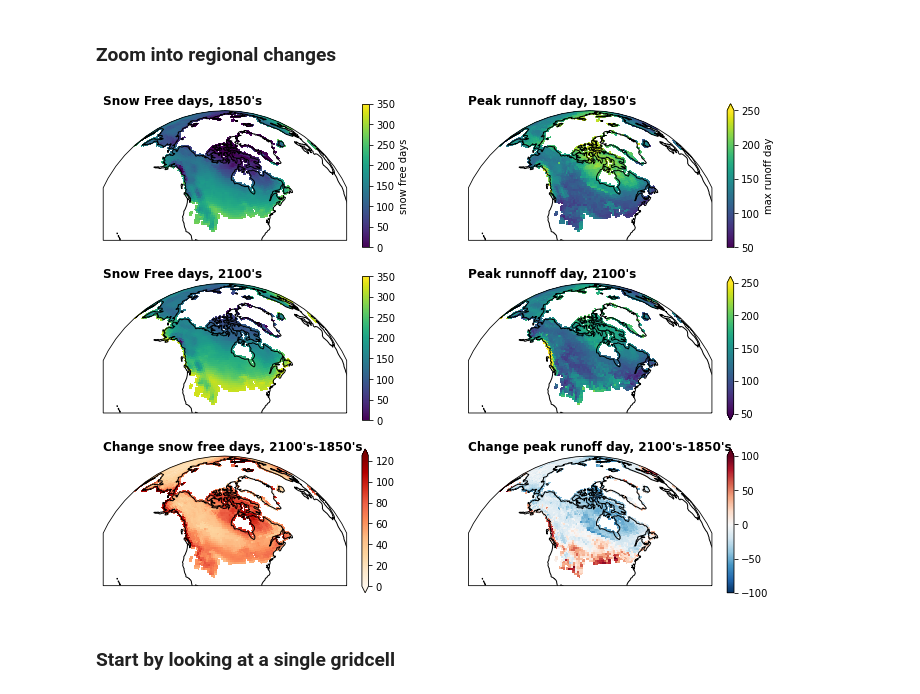
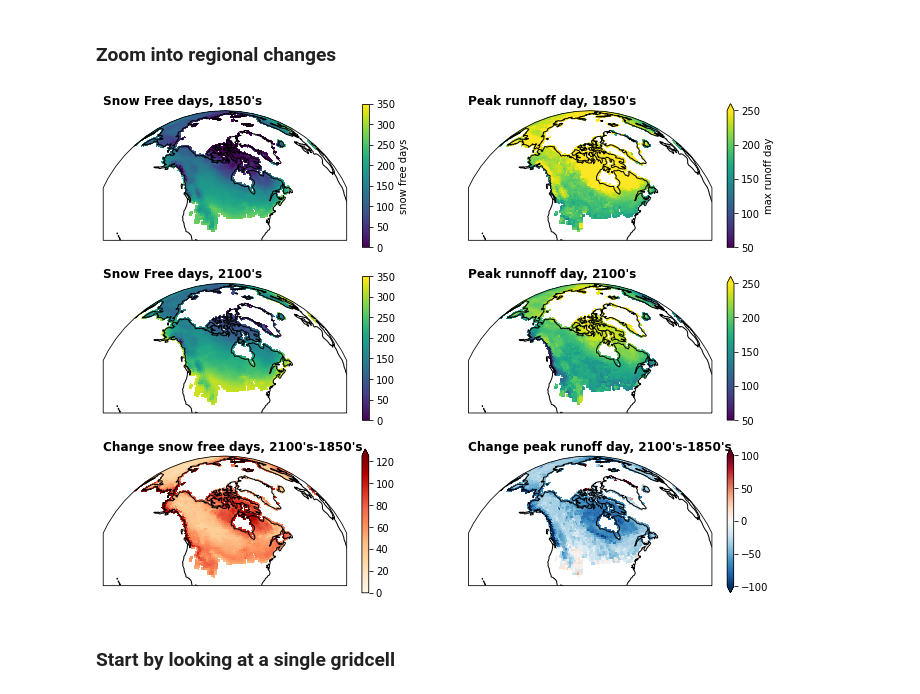
Before and after one commit to wwieder/cesm-lens, a Jupyter notebook: notebooks/lens2_VernalWindow.ipynb, the cells around one changed output. Cells and saved outputs as stored; diff of their text form; code cells hidden in the pictures.

```diff
--- a/notebooks/lens2_VernalWindow.ipynb
+++ b/notebooks/lens2_VernalWindow.ipynb
@@ -375,0 +354,4 @@ ds['QRUNOFF'] = ds.QRUNOFF.chunk({"time": 1000})
+# %%
+ds = ds.chunk({"time": 365})
+ds = ds.chunk({"ens": nens})
+ds
@@ -376,3 +377,12 @@ ds['QRUNOFF'] = ds.QRUNOFF.chunk({"time": 1000})
+# %%
+if WaterYear == False:
+    shift = -273  #starts water year Oct 1
+    #ds2 = ds.copy('deep')
+    ds['QRUNOFF'] = ds['QRUNOFF'].shift(time=shift)
+    # shift time coords too?
+    # Not for this application where we just want to select features of water year
+    #ds2['time'] = ds2.time.shift(time=shift)
+    WaterYear=True
 # %% [markdown]
 ----------------
 ### Characterize snow dynamics & snow free period
@@ -381,5 +391,6 @@ ds['QRUNOFF'] = ds.QRUNOFF.chunk({"time": 1000})
 # %%
-noSNOW = ds.time.dt.dayofyear.where(ds.SNOWDP<=0).transpose('ens','time','lat','lon')
+noSNOW = ds.time.dt.dayofyear.where(ds.SNOWDP<=0) \
+     .transpose('ens','time','lat','lon')
 ann_coords = ds.SNOWDP.resample(time='AS').max('time').coords
 dsANN = xr.Dataset(coords=ann_coords)
 dsANN['MaxSnow'] = ds.SNOWDP.resample(time='AS').max('time')
@@ -400,10 +411,10 @@ dsANN['SnowFree'] = (dsANN.FirstSnow - dsANN.LastSnow).astype('int')
 sno_vars = ['MaxSnow','LastSnow','FirstSnow',
             'SnowFree','MaxQrun','MaxQrunDate','TotQrun']
 dsANN.MaxSnow.attrs['long_name'] = 'max annual snow depth'
-dsANN.MaxQrun.attrs['long_name'] = 'max runoff'
-dsANN.TotQrun.attrs['long_name'] = 'total runoff'
+dsANN.MaxQrun.attrs['long_name'] = 'max runoff by water year'
+dsANN.TotQrun.attrs['long_name'] = 'total runoff by water year'
 dsANN.TotQrun.attrs['units'] = 'mm y^-1'
-dsANN.MaxQrunDate.attrs['long_name'] = 'date of max runoff'
+dsANN.MaxQrunDate.attrs['long_name'] = 'water year date of max runoff'
 dsANN.LastSnow.attrs['long_name'] = 'first snow free day'
 dsANN.FirstSnow.attrs['long_name'] = 'last snow free day'
 dsANN.SnowFree.attrs['long_name'] = 'number of snow free days'
@@ -450,3 +424,6 @@ Data variables:
+# %%
+dsANN = dsANN.chunk({"ens": 1})
+dsANN = dsANN.chunk({"time": 251})
 # %% [markdown]
 #### Mask out regions that initially have
    - less than 10 cm snow depth &
@@ -544,7 +554,8 @@ f, ((ax1, ax2),(ax3, ax4),(ax5,ax6))= plt.subplots(
     subplot_kw=dict(projection=ccrs.Orthographic(ortho[0], ortho[1])) )
 
 # free days 1901
-ax1.set_title("Snow Free days, 1850's",loc='left', fontsize='large', fontweight='bold')
+ax1.set_title("Snow Free days, 1850's",loc='left',
+              fontsize='large', fontweight='bold')
 dsWest[plotVar[0]].isel(time=slice(0,10)).mean('time').plot(
     ax=ax1,
     transform=ccrs.PlateCarree(),  # this is important!
@@ -553,7 +564,8 @@ ax1.set_xlabel('')
 ax1.set_ylabel('')
 ax1.coastlines()  # cartopy function
 
-ax2.set_title("Peak runnoff day, 1850's",loc='left', fontsize='large', fontweight='bold')
+ax2.set_title("Peak runnoff day, 1850's",loc='left',
+              fontsize='large', fontweight='bold')
 dsWest[plotVar[1]].isel(time=slice(0,10)).mean('time').plot(
     ax=ax2,
     transform=ccrs.PlateCarree(),  # this is important!
@@ -563,7 +575,8 @@ ax2.set_ylabel('')
 ax2.coastlines()  # cartopy function
 
 # free days 2100
-ax3.set_title("Snow Free days, 2100's",loc='left', fontsize='large', fontweight='bold')
+ax3.set_title("Snow Free days, 2100's",loc='left',
+              fontsize='large', fontweight='bold')
 dsWest[plotVar[0]].isel(time=slice(-10,None)).mean('time').plot(
     ax=ax3,
     transform=ccrs.PlateCarree(),  # this is important!
@@ -572,37 +585,40 @@ ax3.set_xlabel('')
 ax3.set_ylabel('')
 ax3.coastlines()  # cartopy function
 
-ax4.set_title("Peak runnoff day, 2100's",loc='left', fontsize='large', fontweight='bold')
+ax4.set_title("Peak runnoff day, 2100's",loc='left',
+              fontsize='large', fontweight='bold')
 dsWest[plotVar[1]].isel(time=slice(-10,None)).mean('time').plot(
     ax=ax4,
     transform=ccrs.PlateCarree(),  # this is important!
     vmax=250, vmin=50,cbar_kwargs={'label': ''}) ;
 ax4.set_xlabel('')
 ax4.set_ylabel('')
 ax4.coastlines()  # cartopy function
 
 # Change  2100 - 1901
-ax5.set_title("Change snow free days, 2100's-1850's",loc='left', fontsize='large', fontweight='bold')
+ax5.set_title("Change snow free days, 2100's-1850's",loc='left',
+              fontsize='large', fontweight='bold')
 (dsWest[plotVar[0]].isel(time=slice(-10,None)).mean('time') -
  dsWest[plotVar[0]].isel(time=slice(  0,10  )).mean('time')).plot(
     ax=ax5,
     transform=ccrs.PlateCarree(),  # this is important!
     vmax=125,vmin=0, cbar_kwargs={'label': ''},cmap='OrRd') ;
 ax5.set_xlabel('')
 ax5.set_ylabel('')
 ax5.coastlines()  # cartopy function
 
-ax6.set_title("Change peak runoff day, 2100's-1850's",loc='left', fontsize='large', fontweight='bold')
+ax6.set_title("Change peak runoff day, 2100's-1850's",loc='left',
+              fontsize='large', fontweight='bold')
 (dsWest[plotVar[1]].isel(time=slice(-10,None)).mean('time') -
  dsWest[plotVar[1]].isel(time=slice(  0,  10)).mean('time')).plot(
     ax=ax6,
     transform=ccrs.PlateCarree(),  # this is important!
     vmax=100,vmin=-100, cbar_kwargs={'label': ''},cmap='RdBu_r') ;
 ax6.set_xlabel('')
 ax6.set_ylabel('')
 ax6.coastlines() ;  # cartopy function
 # %% [output]
-[figure, old version]
+[figure, new version]
 # %% [markdown]
 ### Start by looking at a single gridcell
 # %%
```
Also changed, not shown: parts of 51 cells of this notebook.
